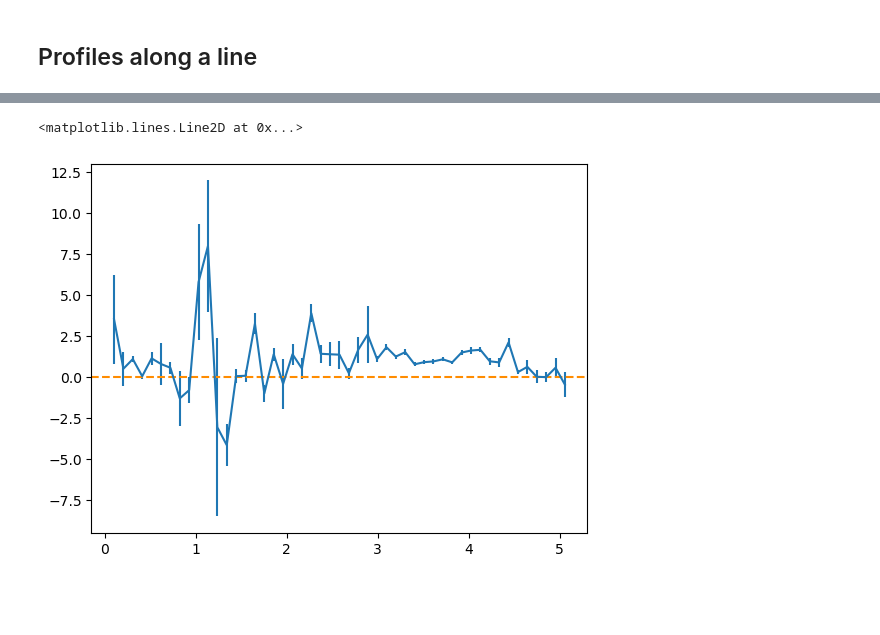
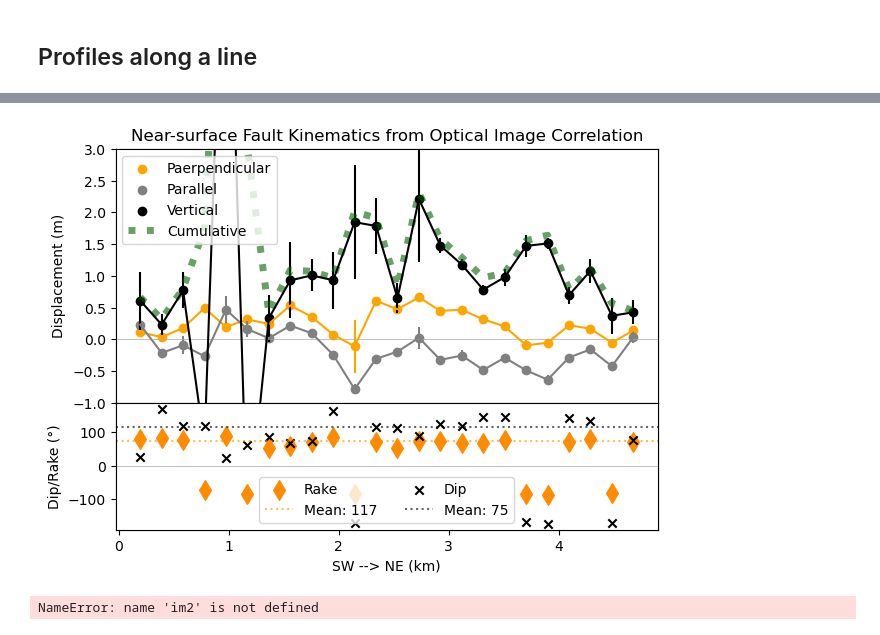
Before and after one commit to cehanagan/ImageryResources, a Jupyter notebook: Notebooks/TienShan20240122.ipynb, the cells around one changed output, grey strips where cells are left out. Cells and saved outputs as stored; diff of their text form; code cells hidden in the pictures; blank space fills up the shorter version.

```diff
--- a/Notebooks/TienShan20240122.ipynb
+++ b/Notebooks/TienShan20240122.ipynb
@@ -395,6 +357,38 @@ plt.ylim(-3, 3)
-# %%
-plt.errorbar(np.array(trackdist)/1000,-1*np.array(mediandisp),yerr=medianad)
-plt.axhline(0,linestyle='--',c='darkorange')
-# %% [output]
-<matplotlib.lines.Line2D at 0x...>
-[figure, removed]
+# %%
+dips = np.arctan(np.array(mediandisp['vert'])/np.array(mediandisp['perp']))*180/np.pi
+rakes = list(map(lambda i:np.angle(complex(mediandisp['par'][i],mediandisp['perp'][i]))*180/np.pi,np.arange(0,len(mediandisp['par']))))
+# %%
+plt.close()
+plt.yticks([])
+plt.xticks([])
+plt.title('Near-surface Fault Kinematics from Optical Image Correlation')
+# Displamcents
+plt.subplot(3,1,(1,2))
+plt.ylim(-1, 3)
+plt.xticks([])
+for key,c in zip (mediandisp.keys(),['orange','grey','black']):
+    # Each slip component with error
+    plt.errorbar(np.array(trackdist[key])/1000,np.array(mediandisp[key]),yerr=medianad[key],c=c)
+    plt.scatter(np.array(trackdist[key])/1000,np.array(mediandisp[key]),c=c)
+# Total Slip
+plt.plot(np.array(trackdist[key])/1000,np.sqrt(np.array(mediandisp['par'])**2+np.array(mediandisp['perp'])**2+np.array(mediandisp['vert'])**2),
+         c='darkgreen',linestyle=':',linewidth=5,alpha=0.6)
+plt.legend(['Paerpendicular','Parallel','Vertical','Cumulative'])
+plt.axhline(0,c='darkgrey',linewidth=0.5)
+plt.ylabel('Displacement (m)')
+# Dip
+plt.subplot(3,1,3)
+plt.ylabel('Dip (degrees)')
+plt.xlabel('SW --> NE (km)')
+plt.scatter(np.array(trackdist[key])/1000,dips,marker='d',s=100,c='darkorange')
+plt.axhline(np.average(np.abs(dips)),linestyle=':',c='darkorange',alpha=0.6)
+plt.scatter(np.array(trackdist[key])/1000,rakes,marker='x',color='black')
+plt.axhline(np.average(np.abs(rakes)),linestyle=':',c='black',alpha=0.6)
+plt.ylabel('Dip/Rake (°)')
+plt.legend(['Rake',f'Mean: {int(np.round(np.average(np.abs(rakes))))}', \
+            'Dip',f'Mean: {int(np.round(np.average(np.abs(dips))))}'],ncol=2)
+plt.axhline(0,c='darkgrey',linewidth=0.5)
+plt.tight_layout(h_pad=-0.6)
+#plt.savefig('TienShanOpticalResults.svg',transparent=True,dpi=300)
+# %% [output]
+[figure, added]
@@ -400,0 +409,7 @@ plt.axhline(0,linestyle='--',c='darkorange')
+# %%
+mask = (im1.values[0] != -9999)
+cumdisp = np.sqrt(im1.values[0]**2+im2.values[0]**2+im3.values[0]**2)
+cumdisp[~mask] = -9999
+#tt.save_geotiff(cumdisp,'/Users/chanagan/Desktop/DGStereo/TienShan/micmac/CumulativeDispStacked.tif',baseim.GetGeoTransform(),baseim.GetProjection(),nodata=-9999)
+# %% [output]
+NameError: name 'im2' is not defined
```
Also changed, not shown: parts of 28 cells of this notebook.
